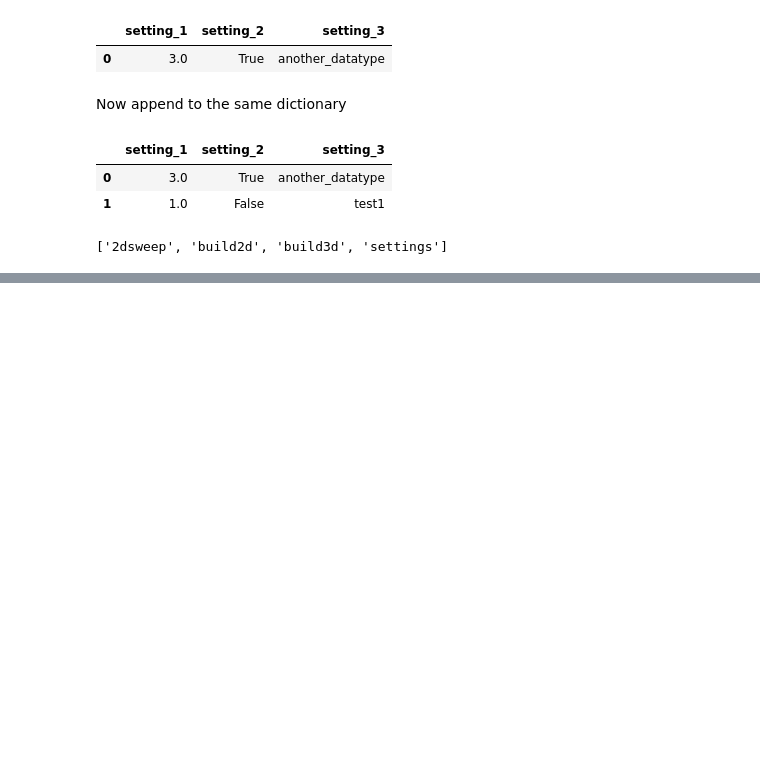
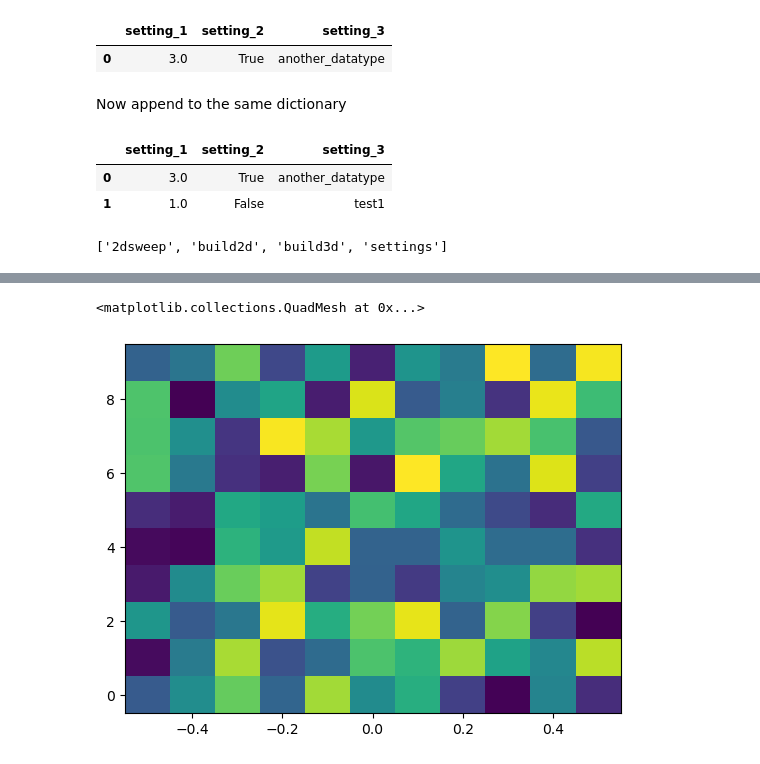
Before and after one commit to gkoolstra/panda_hero, a Jupyter notebook: demo.ipynb, the cells around one changed output, grey strips where cells are left out. Saved outputs shown, nothing was run; the diff lists cells and outputs as text; code cells hidden in the pictures; blank space fills up the shorter version.

```diff
--- a/demo.ipynb
+++ b/demo.ipynb
@@ -232,0 +237,2 @@ print(kp.get_keys(filepath))
+# %%
+df = kp.open_file(filepath, h5_key="build3d")
@@ -232,0 +249,5 @@ print(kp.get_keys(filepath))
+# %%
+# First get the inner most index
+fpts = df.index.get_level_values('fpoints').unique()
+x2 = df.index.get_level_values('x2').unique()
+x1 = df.index.get_level_values('x1').unique()
@@ -232,0 +270,7 @@ print(kp.get_keys(filepath))
+# %%
+zdata = df['a'].loc[pd.IndexSlice[0.10:0.11]].to_numpy().reshape(len(x2), len(fpts))
+
+plt.pcolormesh(x2, fpts, zdata.T)
+# %% [output]
+<matplotlib.collections.QuadMesh at 0x...>
+[figure, added]
```
Also changed, not shown: parts of 4 cells of this notebook, 1 other file.
